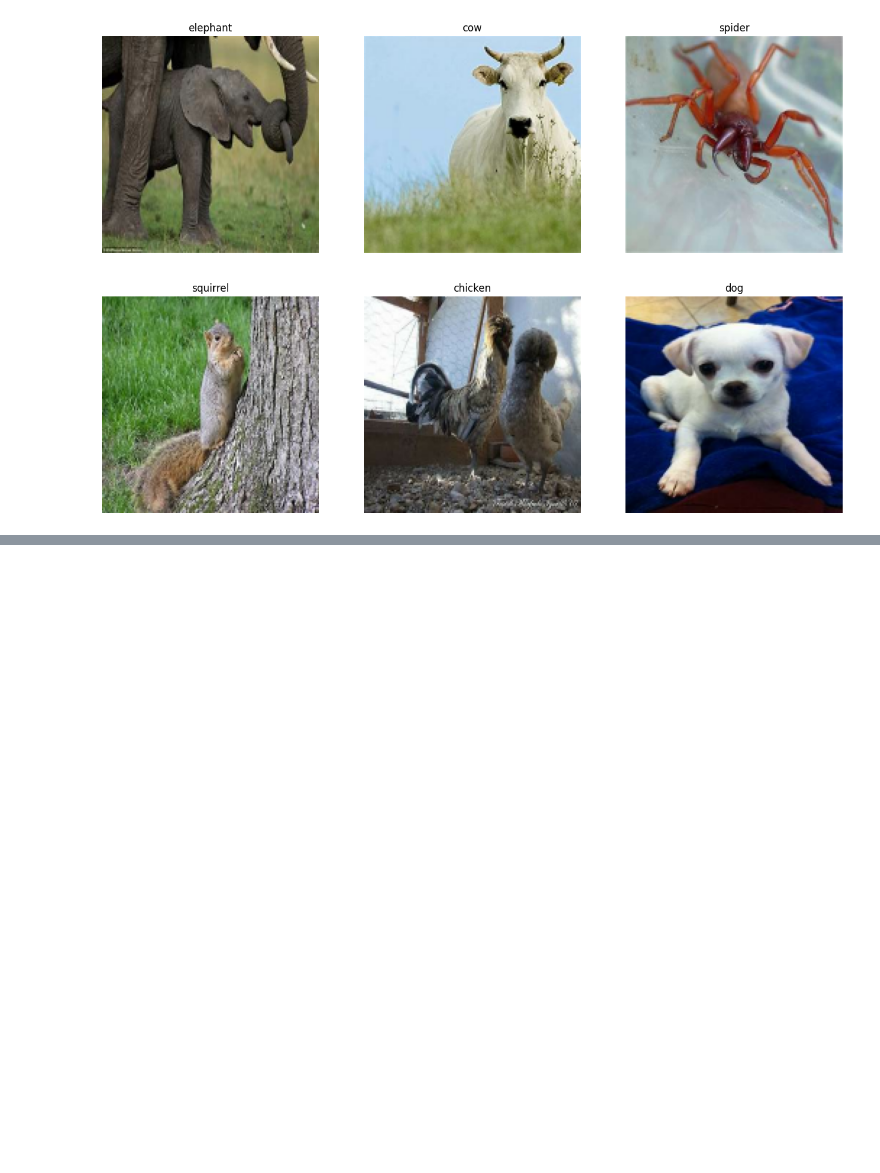
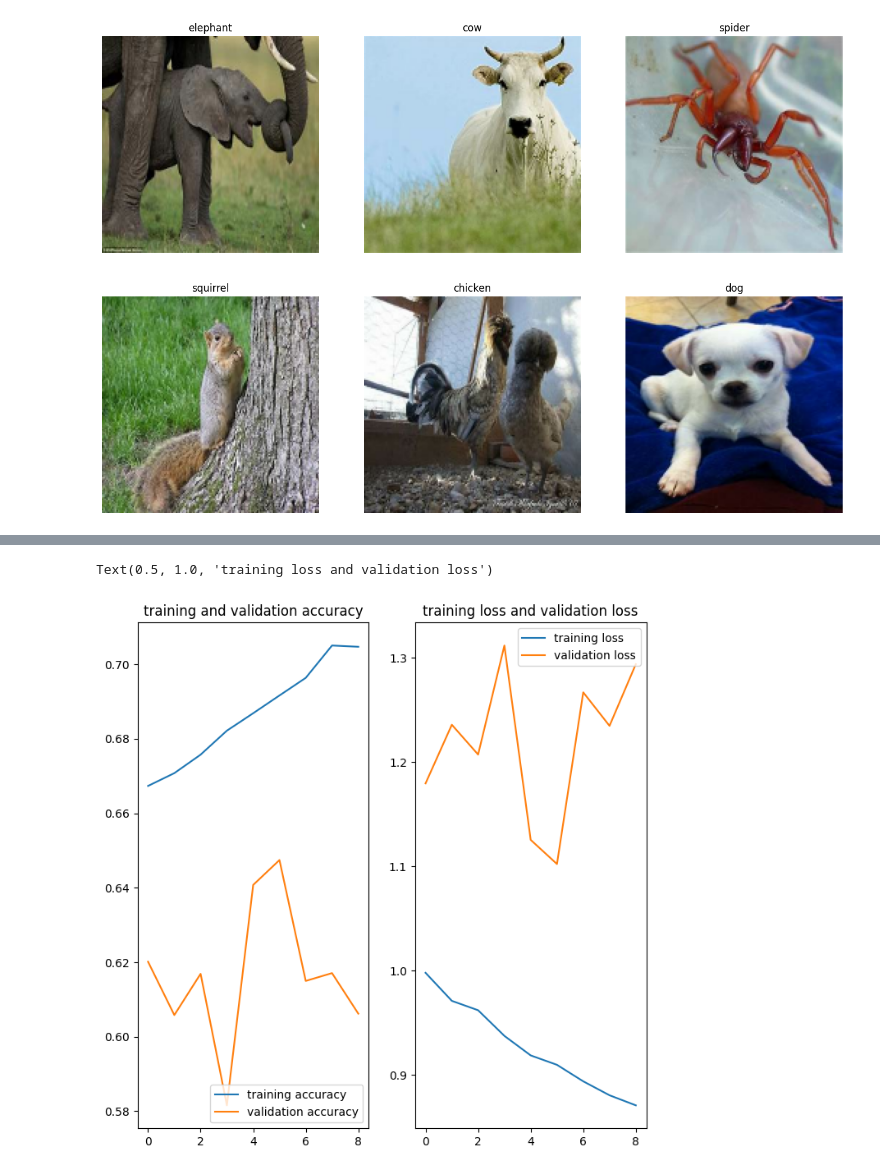
Before and after one commit to prabhsl/10-animals-image-classification-and-cv2-inference, a Jupyter notebook: 10 animals.ipynb, the cells around one changed output, grey strips where cells are left out. Saved outputs shown, nothing was run; the diff lists cells and outputs as text; code cells hidden in the pictures; blank space fills up the shorter version.

```diff
--- a/10 animals.ipynb
+++ b/10 animals.ipynb
@@ -125,0 +174,9 @@ model.compile(optimizer= "adam", loss= tf.keras.losses.SparseCategoricalCrossent
+# %%
+# .history method returns a list with given parameter in each epoch accuracy is printed below as an example
+acc = model_train.history["accuracy"]
+val_acc = model_train.history["val_accuracy"]
+
+loss = model_train.history["loss"]
+val_loss = model_train.history["val_loss"]
+
+acc
@@ -125,0 +193,19 @@ model.compile(optimizer= "adam", loss= tf.keras.losses.SparseCategoricalCrossent
+# %%
+epochs_range = range(early_stopping.stopped_epoch + 1)
+
+# plotting the graph between accuracy and validation accuracy on each epoch
+plt.figure(figsize= (8,8))
+plt.subplot(1, 2, 1)
+plt.plot(epochs_range, acc, label= "training accuracy")
+plt.plot(epochs_range, val_acc, label= "validation accuracy")
+plt.legend(loc= "lower right")
+plt.title("training and validation accuracy")
+# plotting the graph between loss and validation loss on each epoch
+plt.subplot(1, 2, 2)
+plt.plot(epochs_range, loss, label= "training loss")
+plt.plot(epochs_range, val_loss, label= "validation loss")
+plt.legend(loc= "upper right")
+plt.title("training loss and validation loss")
+# %% [output]
+Text(0.5, 1.0, 'training loss and validation loss')
+[figure, added]
```
Also changed, not shown: parts of 24 cells of this notebook.
